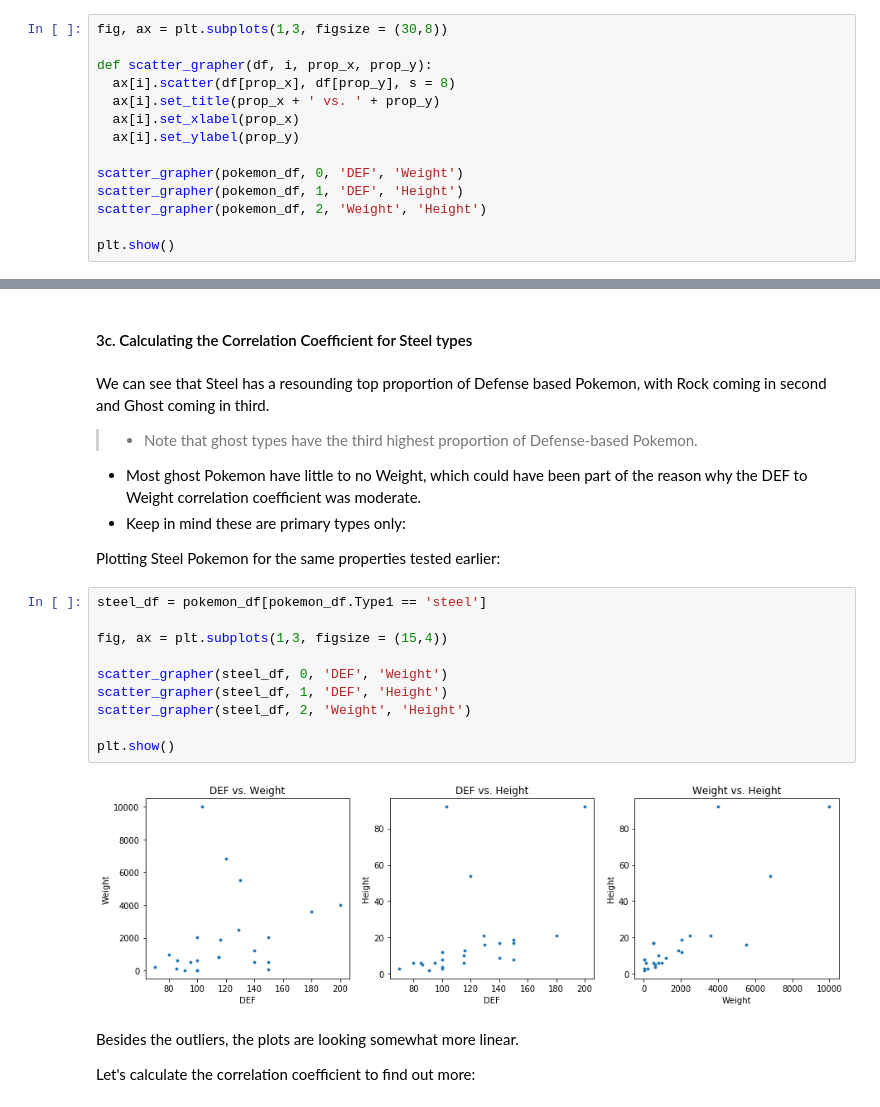
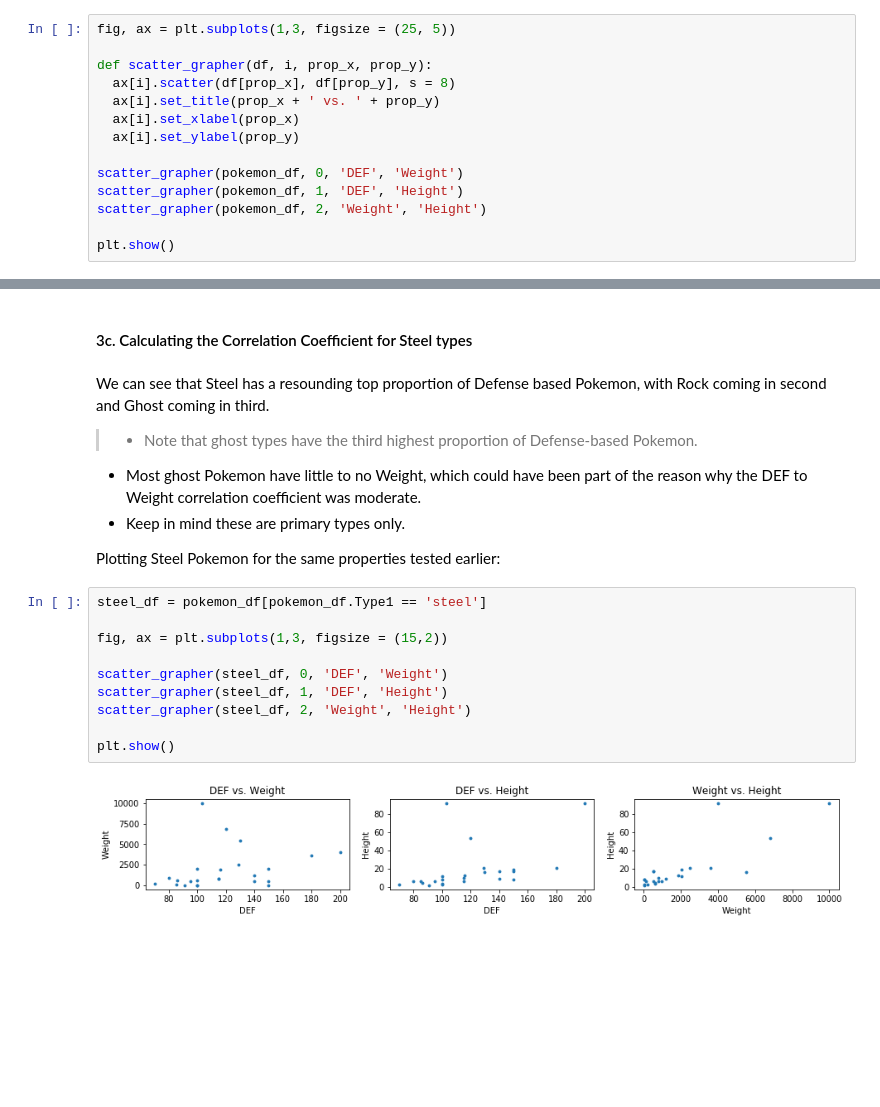
Before and after one commit to Mushtatoes/pokenalysis, a Jupyter notebook: Pokemon_Defense_to_Weight_Height_Correlation.ipynb, the cells around one changed output, grey strips where cells are left out. Cells and saved outputs as stored; diff of their text form; blank space fills up the shorter version.

```diff
--- a/Pokemon_Defense_to_Weight_Height_Correlation.ipynb
+++ b/Pokemon_Defense_to_Weight_Height_Correlation.ipynb
@@ -120,7 +121,7 @@ pokemon_df.head()
 
 Let's see how each set looks on separate plots:
 # %%
-fig, ax = plt.subplots(1,3, figsize = (30,8))
+fig, ax = plt.subplots(1,3, figsize = (25, 5))
 
 def scatter_grapher(df, i, prop_x, prop_y):
   ax[i].scatter(df[prop_x], df[prop_y], s = 8)
@@ -298,22 +306,18 @@ We can see that Steel has a resounding top proportion of Defense based Pokemon,
 
 >- Note that ghost types have the third highest proportion of Defense-based Pokemon.
 - Most ghost Pokemon have little to no Weight, which could have been part of the reason why the DEF to Weight correlation coefficient was moderate.
-- Keep in mind these are primary types only:
+- Keep in mind these are primary types only.
 
 Plotting Steel Pokemon for the same properties tested earlier:
 # %%
 steel_df = pokemon_df[pokemon_df.Type1 == 'steel']
 
-fig, ax = plt.subplots(1,3, figsize = (15,4))
+fig, ax = plt.subplots(1,3, figsize = (15,2))
 
 scatter_grapher(steel_df, 0, 'DEF', 'Weight')
 scatter_grapher(steel_df, 1, 'DEF', 'Height')
 scatter_grapher(steel_df, 2, 'Weight', 'Height')
 
 plt.show()
 # %% [output]
-[figure, old version]
+[figure, new version]
-# %% [markdown]
-Besides the outliers, the plots are looking somewhat more linear.
-
-Let's calculate the correlation coefficient to find out more:
```
Also changed, not shown: parts of 23 cells of this notebook.
